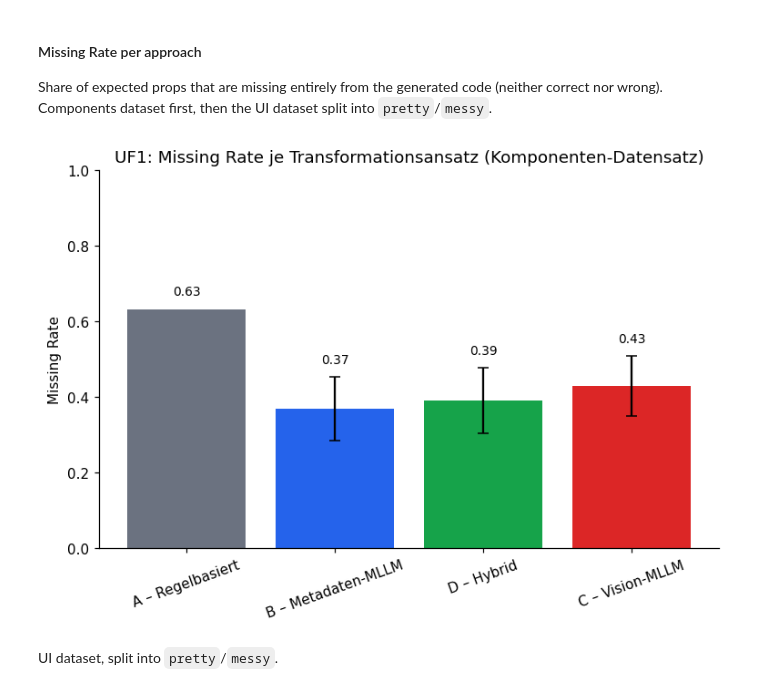
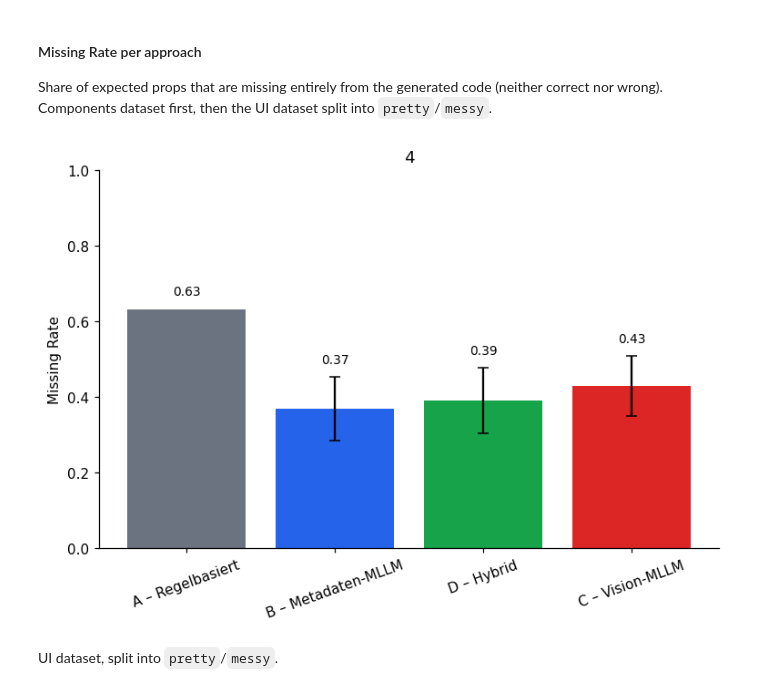
Before and after one commit to chrisnatte/multimodal-design-to-code-transformation, a Jupyter notebook: evaluation-analysis.ipynb, the cells around one changed output. Drawn from its saved outputs; the diff is of its cells as text; code cells hidden in the pictures.

```diff
--- a/evaluation-analysis.ipynb
+++ b/evaluation-analysis.ipynb
@@ -797,17 +803,17 @@ split into `pretty`/`messy`.
 # %%
 s = uf1_prop['components']['summary']
 fig, ax = plt.subplots(figsize=(7, 5))
 if s is not None:
     ov = prop_overview(s)
     plot_single_metric_bar(ax, ov, 'missing_rate_macro_mean', error_col='missing_rate_macro_std')
 ax.set_ylabel('Missing Rate')
 ax.set_ylim(0, 1)
-ax.set_title('UF1: Missing Rate je Transformationsansatz (Komponenten-Datensatz)')
+ax.set_title('4')
 fig.tight_layout()
 fig.savefig(FIGURES_DIR / 'uf1_missing-rate_je_ansatz_komponenten.png', dpi=150, bbox_inches='tight')
 plt.show()
 # %% [output]
-[figure, old version]
+[figure, new version]
 # %% [markdown]
 UI dataset, split into `pretty`/`messy`.
 # %%
```
Also changed, not shown: parts of 33 cells of this notebook, 37 other files.
